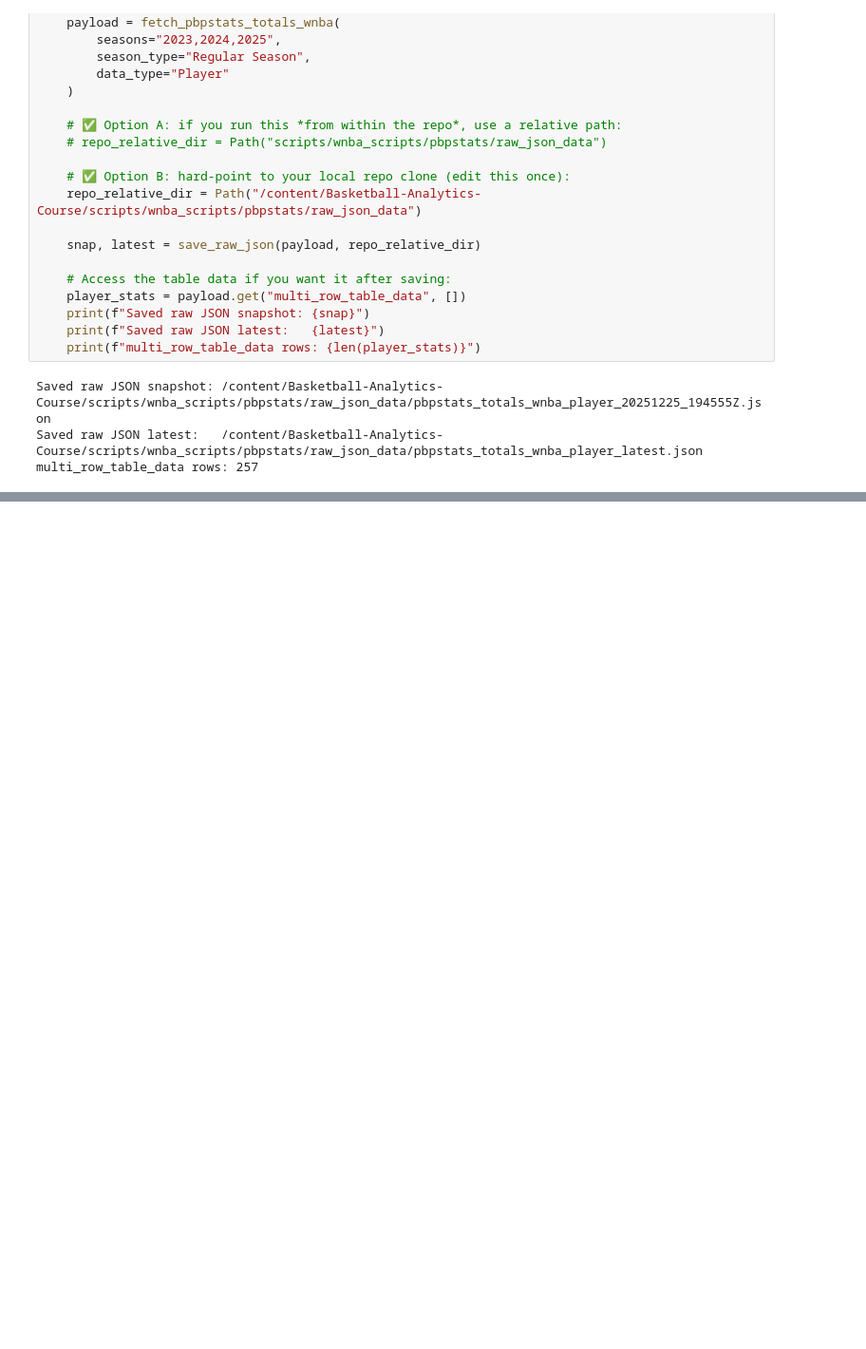
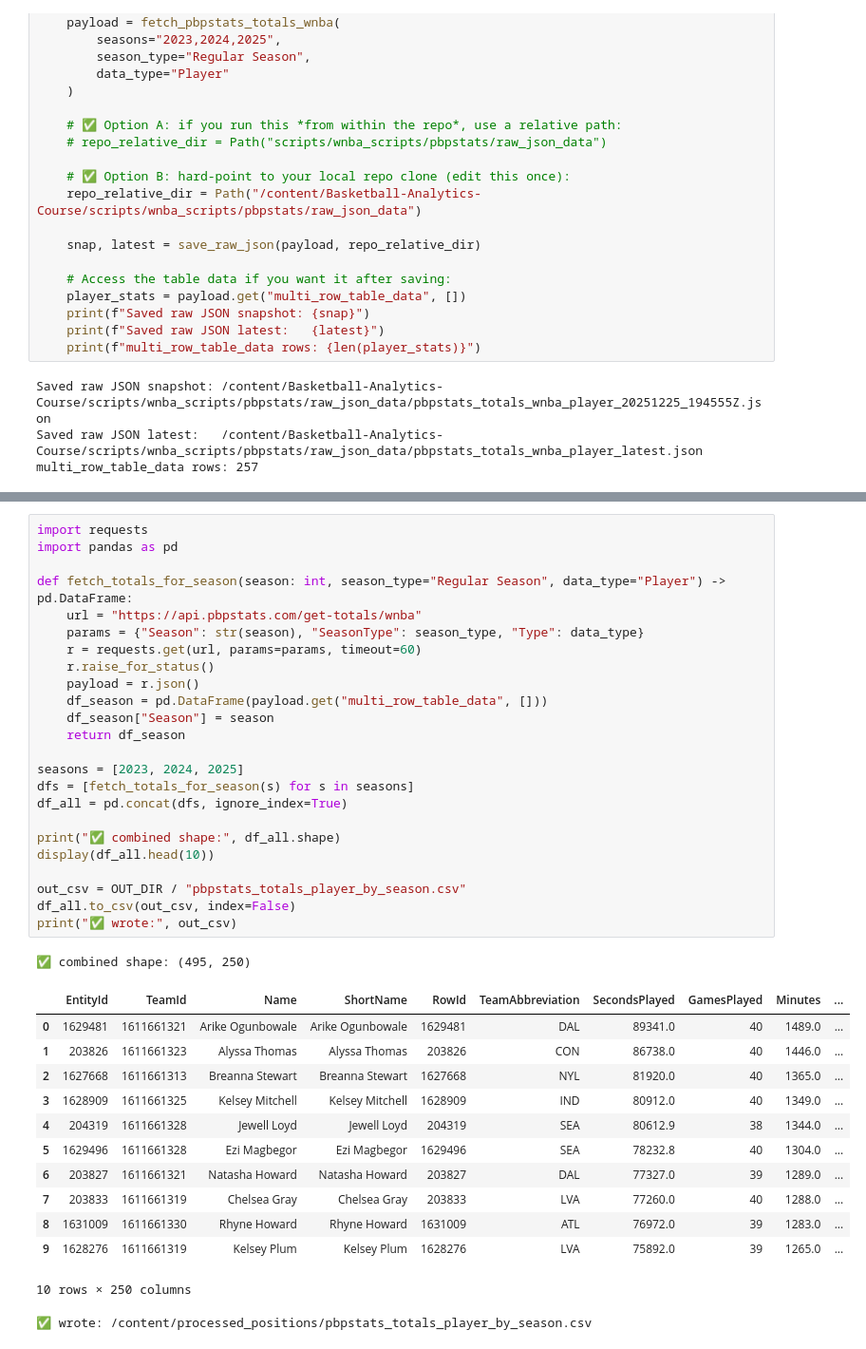
Before and after one commit to kbsmd-sportsmusicdata/Basketball-Analytics-Course, a Jupyter notebook: GetTotals_pbpstats.ipynb, the cells around one changed output, grey strips where cells are left out. Shown: that part at 95% size. Cells and saved outputs as stored; diff of their text form; blank space fills up the shorter version.

```diff
--- a/GetTotals_pbpstats.ipynb
+++ b/GetTotals_pbpstats.ipynb
@@ -78,0 +118,39 @@ multi_row_table_data rows: 257
+# %%
+import requests
+import pandas as pd
+
+def fetch_totals_for_season(season: int, season_type="Regular Season", data_type="Player") -> pd.DataFrame:
+    url = "https://api.pbpstats.com/get-totals/wnba"
+    params = {"Season": str(season), "SeasonType": season_type, "Type": data_type}
+    r = requests.get(url, params=params, timeout=60)
+    r.raise_for_status()
+    payload = r.json()
+    df_season = pd.DataFrame(payload.get("multi_row_table_data", []))
+    df_season["Season"] = season
+    return df_season
+
+seasons = [2023, 2024, 2025]
+dfs = [fetch_totals_for_season(s) for s in seasons]
+df_all = pd.concat(dfs, ignore_index=True)
+
+print("✅ combined shape:", df_all.shape)
+display(df_all.head(10))
+
+out_csv = OUT_DIR / "pbpstats_totals_player_by_season.csv"
+df_all.to_csv(out_csv, index=False)
+print("✅ wrote:", out_csv)
+# %% [output]
+✅ combined shape: (495, 250)
+|  | EntityId | TeamId | Name | ShortName | RowId | TeamAbbreviation | SecondsPlayed | GamesPlayed | Minutes | ... |
+| 0 | 1629481 | 1611661321 | Arike Ogunbowale | Arike Ogunbowale | 1629481 | DAL | 89341.0 | 40 | 1489.0 | ... |
+| 1 | 203826 | 1611661323 | Alyssa Thomas | Alyssa Thomas | 203826 | CON | 86738.0 | 40 | 1446.0 | ... |
+| 2 | 1627668 | 1611661313 | Breanna Stewart | Breanna Stewart | 1627668 | NYL | 81920.0 | 40 | 1365.0 | ... |
+| 3 | 1628909 | 1611661325 | Kelsey Mitchell | Kelsey Mitchell | 1628909 | IND | 80912.0 | 40 | 1349.0 | ... |
+| 4 | 204319 | 1611661328 | Jewell Loyd | Jewell Loyd | 204319 | SEA | 80612.9 | 38 | 1344.0 | ... |
+| 5 | 1629496 | 1611661328 | Ezi Magbegor | Ezi Magbegor | 1629496 | SEA | 78232.8 | 40 | 1304.0 | ... |
+| 6 | 203827 | 1611661321 | Natasha Howard | Natasha Howard | 203827 | DAL | 77327.0 | 39 | 1289.0 | ... |
+| 7 | 203833 | 1611661319 | Chelsea Gray | Chelsea Gray | 203833 | LVA | 77260.0 | 40 | 1288.0 | ... |
+| 8 | 1631009 | 1611661330 | Rhyne Howard | Rhyne Howard | 1631009 | ATL | 76972.0 | 39 | 1283.0 | ... |
+| 9 | 1628276 | 1611661319 | Kelsey Plum | Kelsey Plum | 1628276 | LVA | 75892.0 | 39 | 1265.0 | ... |
+10 rows × 250 columns
+✅ wrote: /content/processed_positions/pbpstats_totals_player_by_season.csv
```
Also changed, not shown: parts of 21 cells of this notebook.
